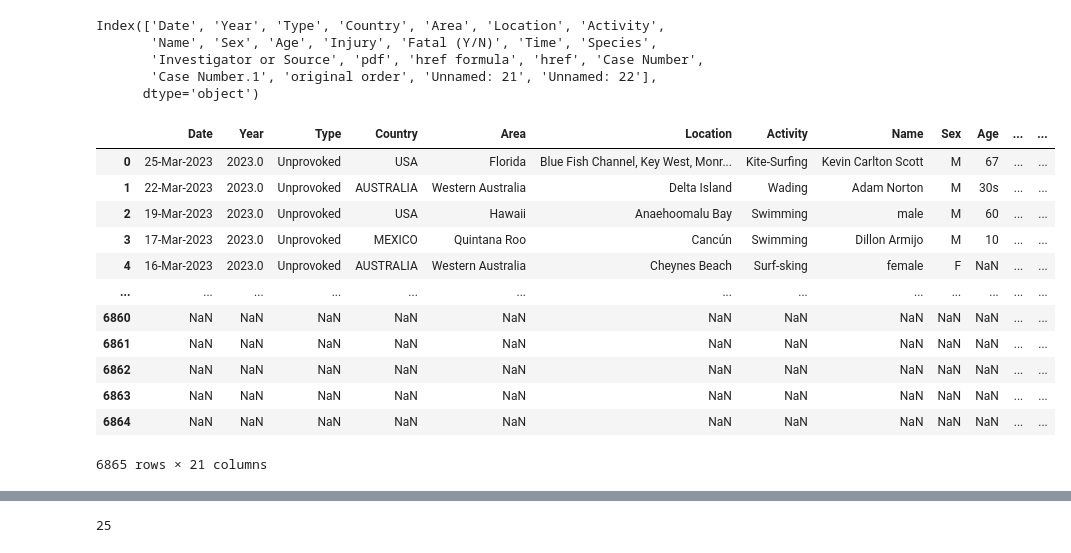
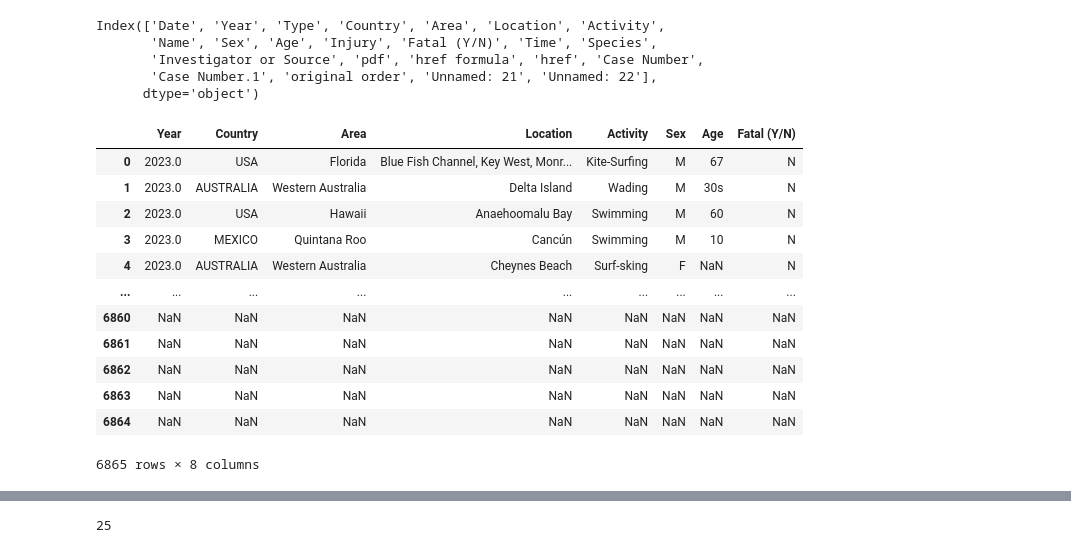
Before and after one commit to Wallace30Rocha/Shark-Attack, a Jupyter notebook: Data_Cleaning_Shark_Attack.ipynb, the cells around one changed output, grey strips where cells are left out. Saved outputs shown, nothing was run; the diff lists cells and outputs as text; code cells hidden in the pictures.

```diff
--- a/Data_Cleaning_Shark_Attack.ipynb
+++ b/Data_Cleaning_Shark_Attack.ipynb
@@ -7,6 +11,6 @@ import re
 # %%
 #read the excel file in a variable called shark_attacks
-shark_attacks = pd.read_excel(r'C:\Users\PC\Desktop\Ironhack\WR_Ironhack_Projects\Project_Shark_Attack\GSAF5.xls')
+shark_attacks = pd.read_excel(r'C:\Users\PC\Desktop\Ironhack\WR_Ironhack_Projects\Shark-Attack\GSAF5.xls')
 
 #display the dataframe
 shark_attacks
@@ -72,20 +76,22 @@ Index(['Date', 'Year', 'Type', 'Country', 'Area', 'Location', 'Activity',
        'Case Number.1', 'original order', 'Unnamed: 21', 'Unnamed: 22'],
       dtype='object')
 # %%
-#eliminate columns Unnamed: 21 and Unnamed: 22 which are almost 100% null
-shark_attacks.drop(columns = ['Unnamed: 21', 'Unnamed: 22'], inplace = True)
+#eliminate columns filled with NaN elements and all the others that have no use to my analysis
+shark_attacks.drop(columns = ['Unnamed: 21', 'Unnamed: 22', 'Date', 'Name', 'Species', 'Type', 'Time',
+                              'Investigator or Source', 'pdf', 'href formula', 'href', 'Case Number',
+                              'Case Number.1', 'original order', 'Injury'], inplace = True)
 shark_attacks
 # %% [output]
-|  | Date | Year | Type | Country | Area | Location | Activity | Name | Sex | Age | ... | ... |
-| 0 | 25-Mar-2023 | 2023.0 | Unprovoked | USA | Florida | Blue Fish Channel, Key West, Monr... | Kite-Surfing | Kevin Carlton Scott | M | 67 | ... | ... |
-| 1 | 22-Mar-2023 | 2023.0 | Unprovoked | AUSTRALIA | Western Australia | Delta Island | Wading | Adam Norton | M | 30s | ... | ... |
-| 2 | 19-Mar-2023 | 2023.0 | Unprovoked | USA | Hawaii | Anaehoomalu Bay | Swimming | male | M | 60 | ... | ... |
-| 3 | 17-Mar-2023 | 2023.0 | Unprovoked | MEXICO | Quintana Roo | Cancún | Swimming | Dillon Armijo | M | 10 | ... | ... |
-| 4 | 16-Mar-2023 | 2023.0 | Unprovoked | AUSTRALIA | Western Australia | Cheynes Beach | Surf-sking | female | F | NaN | ... | ... |
-| ... | ... | ... | ... | ... | ... | ... | ... | ... | ... | ... | ... | ... |
-| 6860 | NaN | NaN | NaN | NaN | NaN | NaN | NaN | NaN | NaN | NaN | ... | ... |
-| 6861 | NaN | NaN | NaN | NaN | NaN | NaN | NaN | NaN | NaN | NaN | ... | ... |
-| 6862 | NaN | NaN | NaN | NaN | NaN | NaN | NaN | NaN | NaN | NaN | ... | ... |
-| 6863 | NaN | NaN | NaN | NaN | NaN | NaN | NaN | NaN | NaN | NaN | ... | ... |
-| 6864 | NaN | NaN | NaN | NaN | NaN | NaN | NaN | NaN | NaN | NaN | ... | ... |
+|  | Year | Country | Area | Location | Activity | Sex | Age | Fatal (Y/N) |
+| 0 | 2023.0 | USA | Florida | Blue Fish Channel, Key West, Monr... | Kite-Surfing | M | 67 | N |
+| 1 | 2023.0 | AUSTRALIA | Western Australia | Delta Island | Wading | M | 30s | N |
+| 2 | 2023.0 | USA | Hawaii | Anaehoomalu Bay | Swimming | M | 60 | N |
+| 3 | 2023.0 | MEXICO | Quintana Roo | Cancún | Swimming | M | 10 | N |
+| 4 | 2023.0 | AUSTRALIA | Western Australia | Cheynes Beach | Surf-sking | F | NaN | N |
+| ... | ... | ... | ... | ... | ... | ... | ... | ... |
+| 6860 | NaN | NaN | NaN | NaN | NaN | NaN | NaN | NaN |
+| 6861 | NaN | NaN | NaN | NaN | NaN | NaN | NaN | NaN |
+| 6862 | NaN | NaN | NaN | NaN | NaN | NaN | NaN | NaN |
+| 6863 | NaN | NaN | NaN | NaN | NaN | NaN | NaN | NaN |
+| 6864 | NaN | NaN | NaN | NaN | NaN | NaN | NaN | NaN |
-6865 rows × 21 columns
+6865 rows × 8 columns
```
Also changed, not shown: parts of 62 cells of this notebook, 2 other files.
